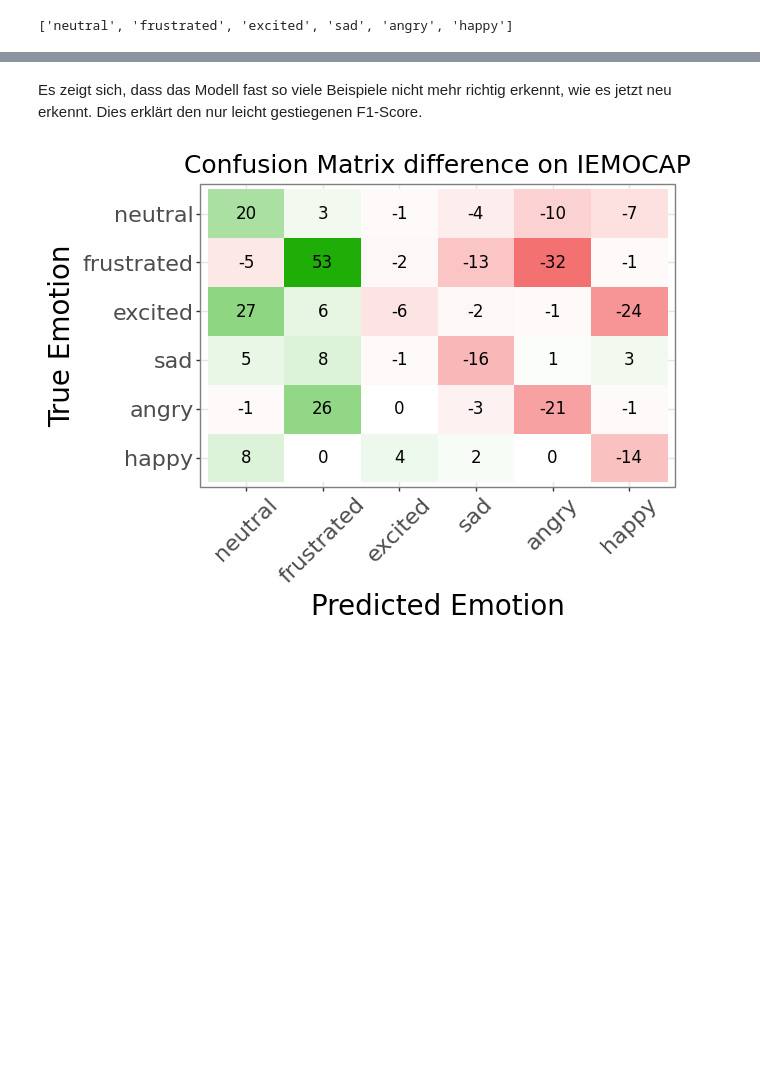
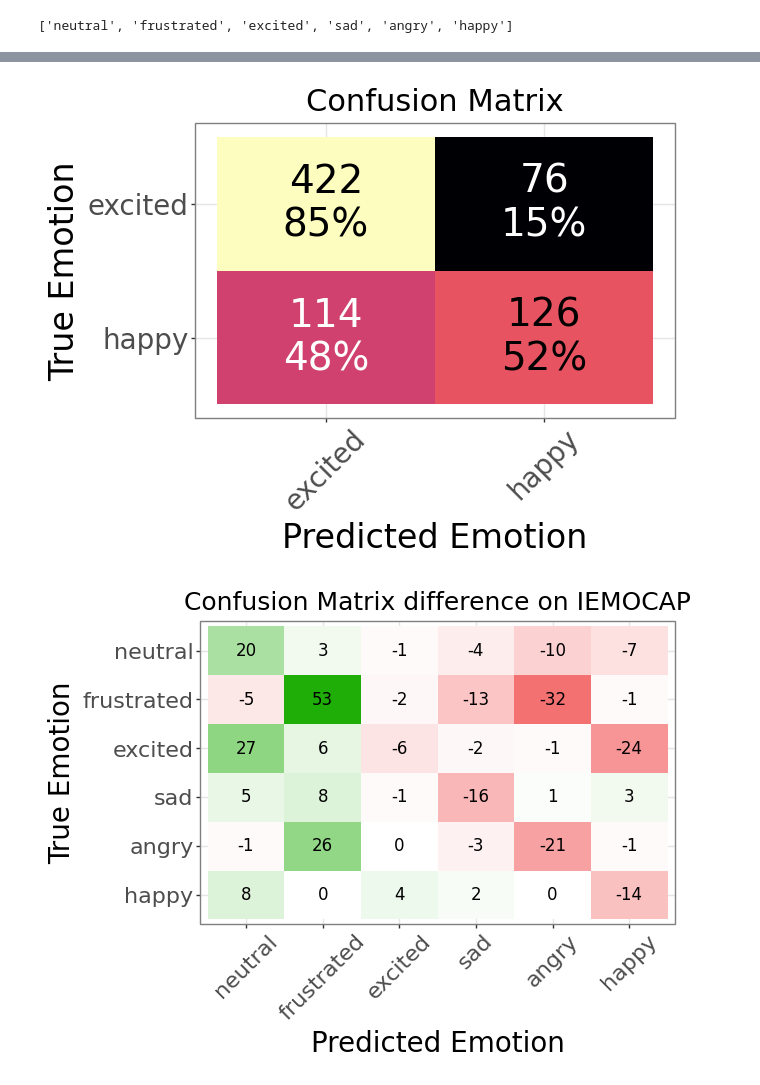
Before and after one commit to HenFo/Masterarbeit, a Jupyter notebook: analysis/mm_models/discussion_iemocap.ipynb, the cells around one changed output, grey strips where cells are left out. Drawn from its saved outputs; the diff is of its cells as text; code cells hidden in the pictures; blank space fills up the shorter version.

```diff
--- a/analysis/mm_models/discussion_iemocap.ipynb
+++ b/analysis/mm_models/discussion_iemocap.ipynb
@@ -51,3 +99,15 @@ labels
+# %%
+utils.print_confusion_matrix(
+    df_long,
+    target_labels=iemocap_positive_emotions,
+    output_column="output_long",
+    target_column="target",
+    text_size=28,
+    label_scaling_adjustment=4,
+    name="images/positive_iemocap_cm.png",
+)
+# %% [output]
+[figure, added]
 # %%
 fusion_model = df["target"] == df["output"]
 concat_model = df["target"] == df["output_concat"]
@@ -55,9 +115,6 @@ concat_model = df["target"] == df["output_concat"]
 # Define negations
 not_fusion_model = ~fusion_model
 not_concat_model = ~concat_model
-# %% [markdown]
-Es zeigt sich, dass das Modell fast so viele Beispiele nicht mehr richtig erkennt, wie es jetzt neu erkennt.
-Dies erklärt den nur leicht gestiegenen F1-Score.
 # %%
 utils.print_confusion_matrix_difference(df, target_labels=labels[::-1], output_column1="output", output_column2="output_concat", name = "images/discussion_iemocap_diff_cm.png", title="Confusion Matrix difference on IEMOCAP")
 # %% [output]
```
Also changed, not shown: parts of 3 cells of this notebook, 6 other files.
